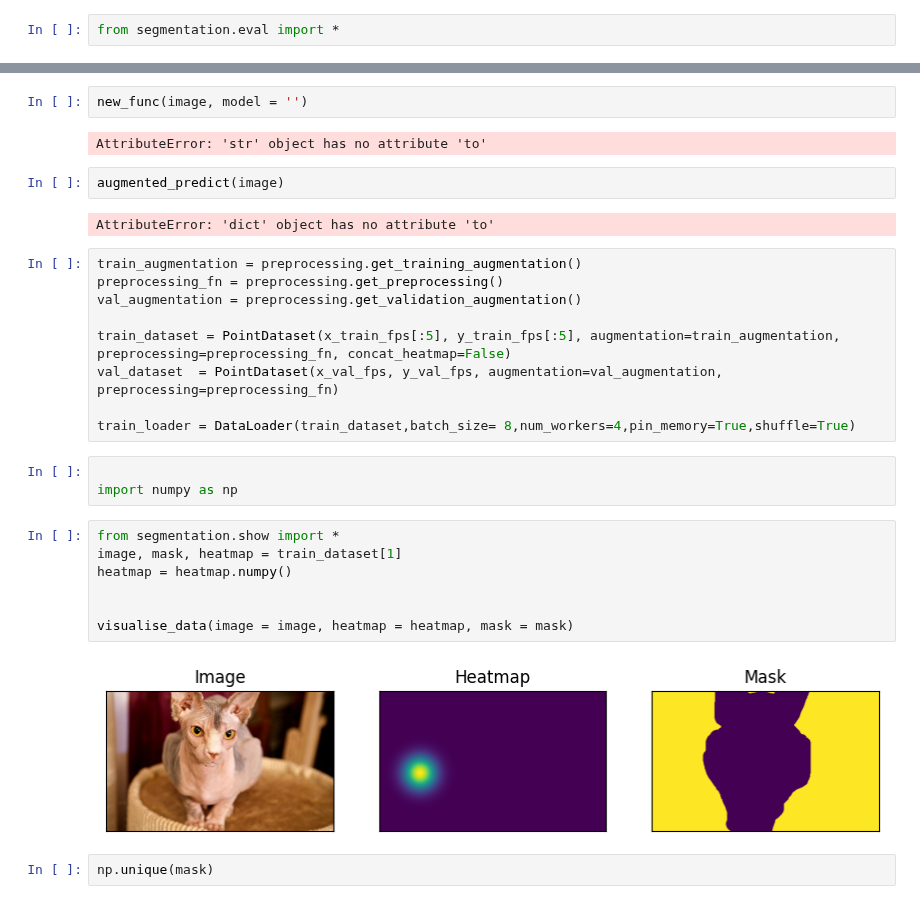
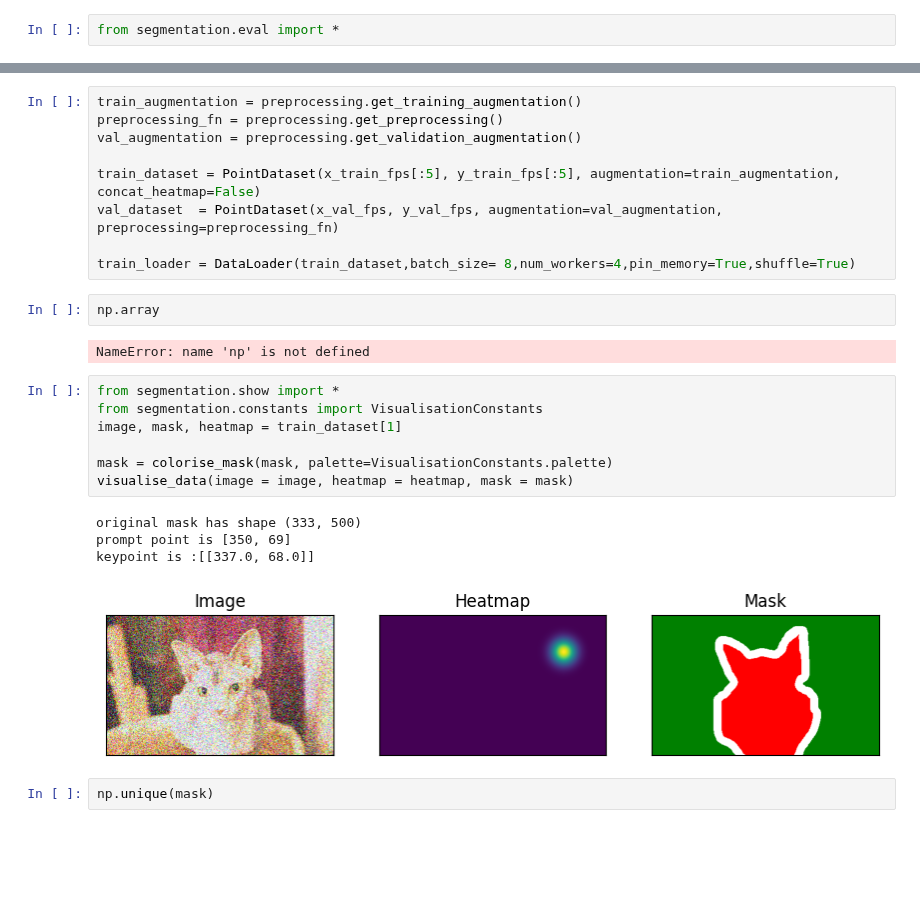
Before and after one commit to G30rg3ab/Computer-Vision-Project, a Jupyter notebook: playground.ipynb, the cells around one changed output, grey strips where cells are left out. Drawn from its saved outputs; the diff is of its cells as text; blank space fills up the shorter version.

```diff
--- a/playground.ipynb
+++ b/playground.ipynb
@@ -167,32 +130,28 @@ new_func = prediction_wrapper(predict)
-# %%
-new_func(image, model = '')
-# %% [output]
-AttributeError: 'str' object has no attribute 'to'
-# %%
-augmented_predict(image)
-# %% [output]
-AttributeError: 'dict' object has no attribute 'to'
 # %%
 train_augmentation = preprocessing.get_training_augmentation()
 preprocessing_fn = preprocessing.get_preprocessing()
 val_augmentation = preprocessing.get_validation_augmentation()
 
-train_dataset = PointDataset(x_train_fps[:5], y_train_fps[:5], augmentation=train_augmentation, preprocessing=preprocessing_fn, concat_heatmap=False)
+train_dataset = PointDataset(x_train_fps[:5], y_train_fps[:5], augmentation=train_augmentation, concat_heatmap=False)
 val_dataset  = PointDataset(x_val_fps, y_val_fps, augmentation=val_augmentation, preprocessing=preprocessing_fn)
 
 train_loader = DataLoader(train_dataset,batch_size= 8,num_workers=4,pin_memory=True,shuffle=True)
-# %%
-
-import numpy as np
+# %%
+np.array
+# %% [output]
+NameError: name 'np' is not defined
 # %%
 from segmentation.show import *
+from segmentation.constants import VisualisationConstants
 image, mask, heatmap = train_dataset[1]
-heatmap = heatmap.numpy()
 
-
+mask = colorise_mask(mask, palette=VisualisationConstants.palette)
 visualise_data(image = image, heatmap = heatmap, mask = mask)
 # %% [output]
+original mask has shape (333, 500)
+prompt point is [350, 69]
+keypoint is :[[337.0, 68.0]]
-[figure, old version]
+[figure, new version]
 # %%
 np.unique(mask)
 # %% [output]
```
Also changed, not shown: parts of 15 cells of this notebook, 10 other files.
